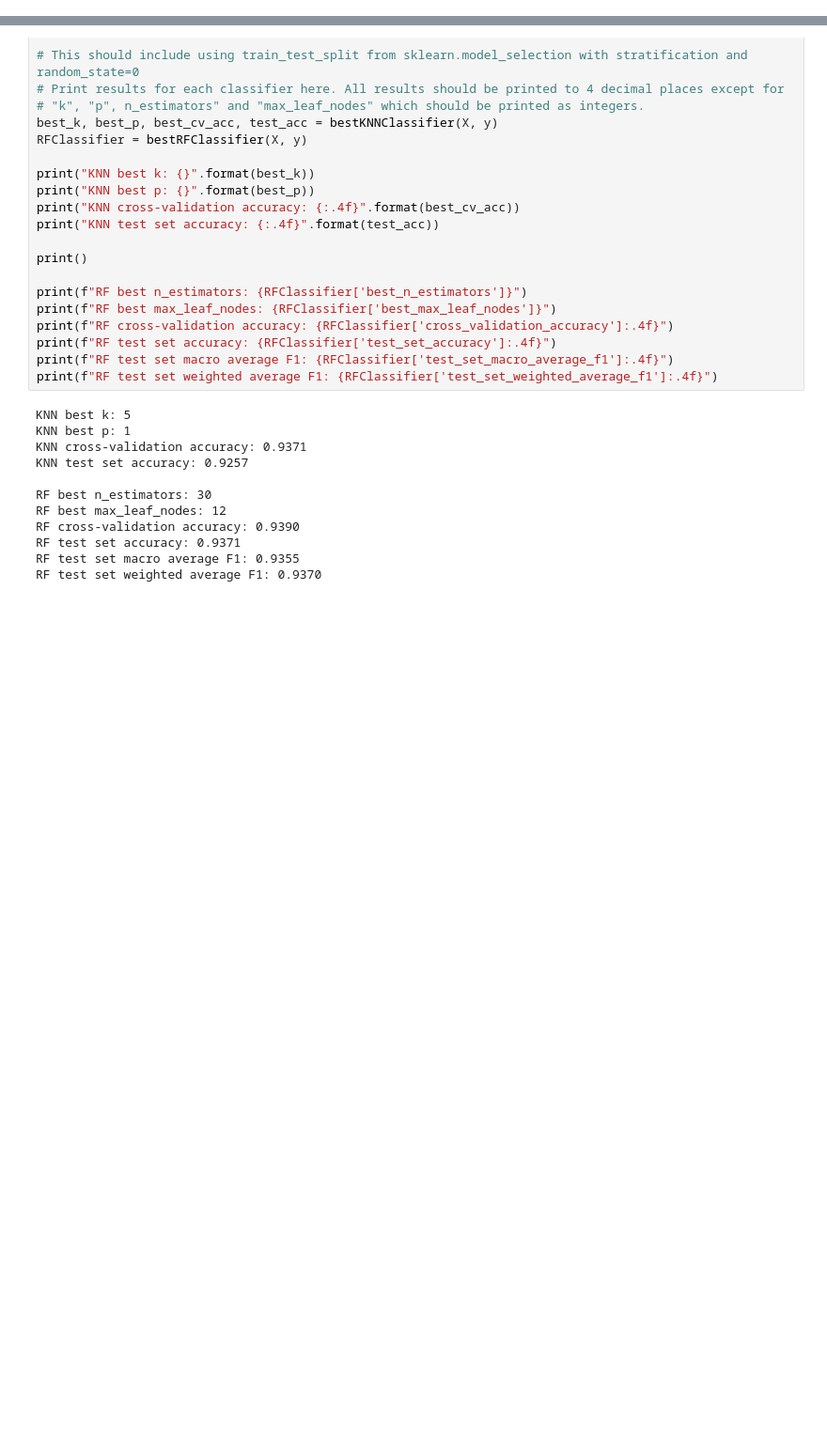
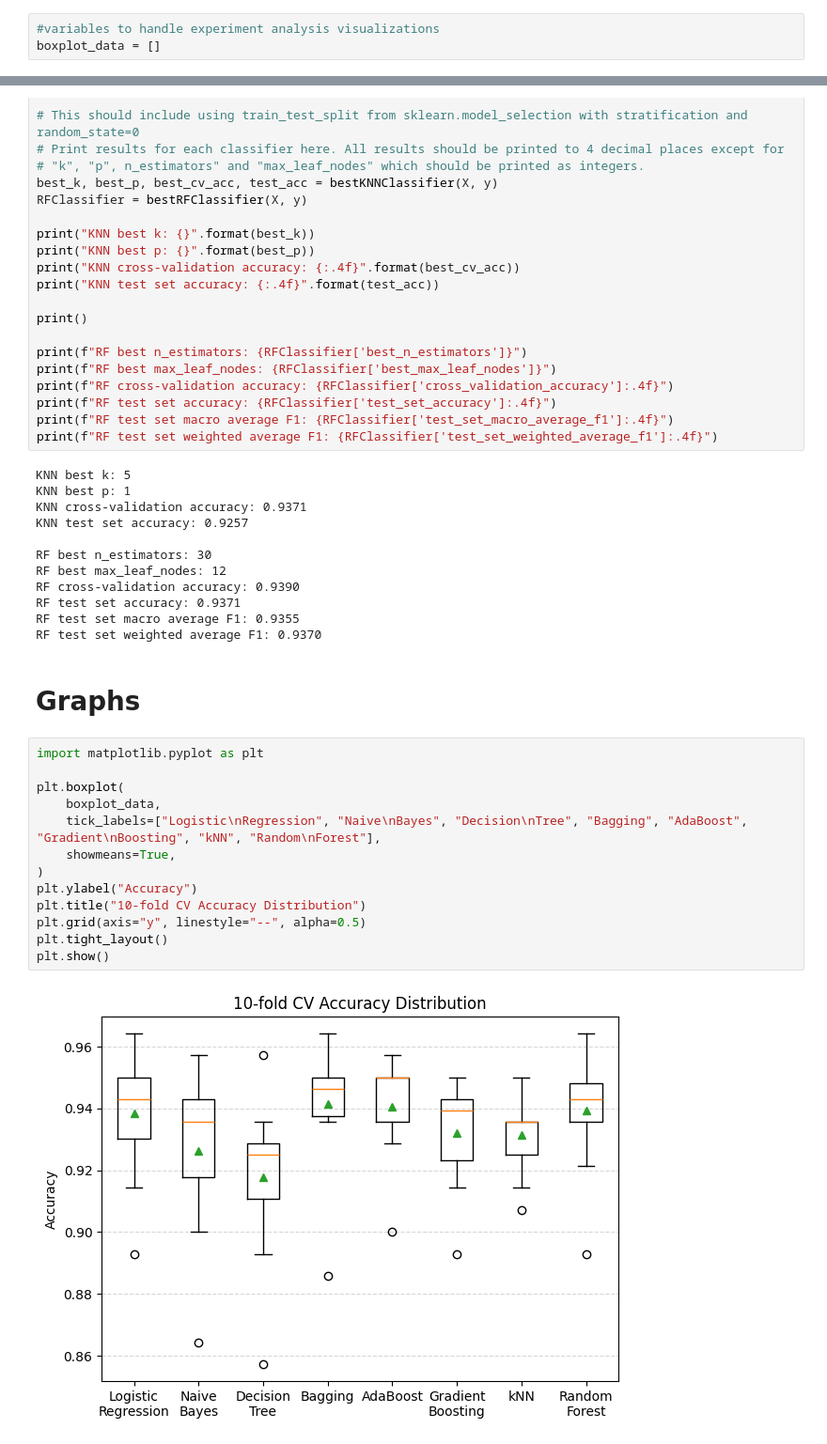
Before and after one commit to joelkurien/COMP5318Assignment, a Jupyter notebook: A1_Group3.ipynb, the cells around one changed output, grey strips where cells are left out. Shown: that part at 94% size. Cells and saved outputs as stored; diff of their text form; blank space fills up the shorter version.

Commit message:
fixed boxplot + merged with main file

```diff
--- a/A1_Group3.ipynb
+++ b/A1_Group3.ipynb
@@ -96,6 +101,9 @@ print_data(X, y, n_rows=10)
 0.3174,0.3588,0.3601,0.3908,0.6921,0.3261,0.8510,1
 0.3130,0.3050,0.2150,0.5189,0.3974,0.3159,0.4570,1
 0.5120,0.5237,0.4409,0.6235,0.5460,0.5111,0.3155,1
+# %%
+#variables to handle experiment analysis visualizations
+boxplot_data = []
 # %% [markdown]
 ### Part 1: Cross-validation without parameter tuning
 # %%
@@ -281,3 +295,20 @@ RF cross-validation accuracy: 0.9390
 RF test set accuracy: 0.9371
 RF test set macro average F1: 0.9355
 RF test set weighted average F1: 0.9370
+# %% [markdown]
+# Graphs
+# %%
+import matplotlib.pyplot as plt
+
+plt.boxplot(
+    boxplot_data,
+    tick_labels=["Logistic\nRegression", "Naive\nBayes", "Decision\nTree", "Bagging", "AdaBoost", "Gradient\nBoosting", "kNN", "Random\nForest"],
+    showmeans=True,
+)
+plt.ylabel("Accuracy")
+plt.title("10-fold CV Accuracy Distribution")
+plt.grid(axis="y", linestyle="--", alpha=0.5)
+plt.tight_layout()
+plt.show()
+# %% [output]
+[figure, added]
```
Also changed, not shown: parts of 8 cells of this notebook, 2 other files.
